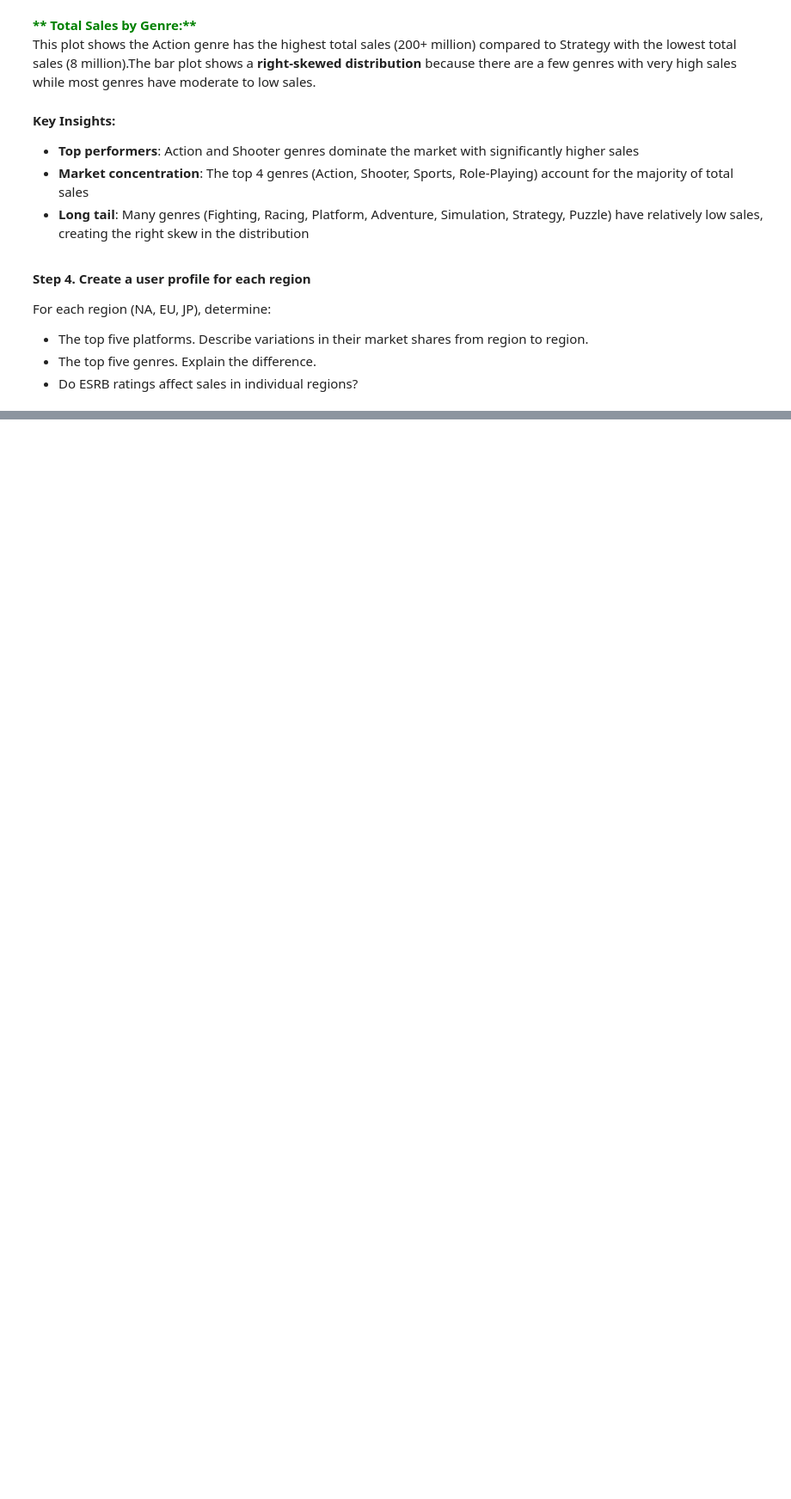
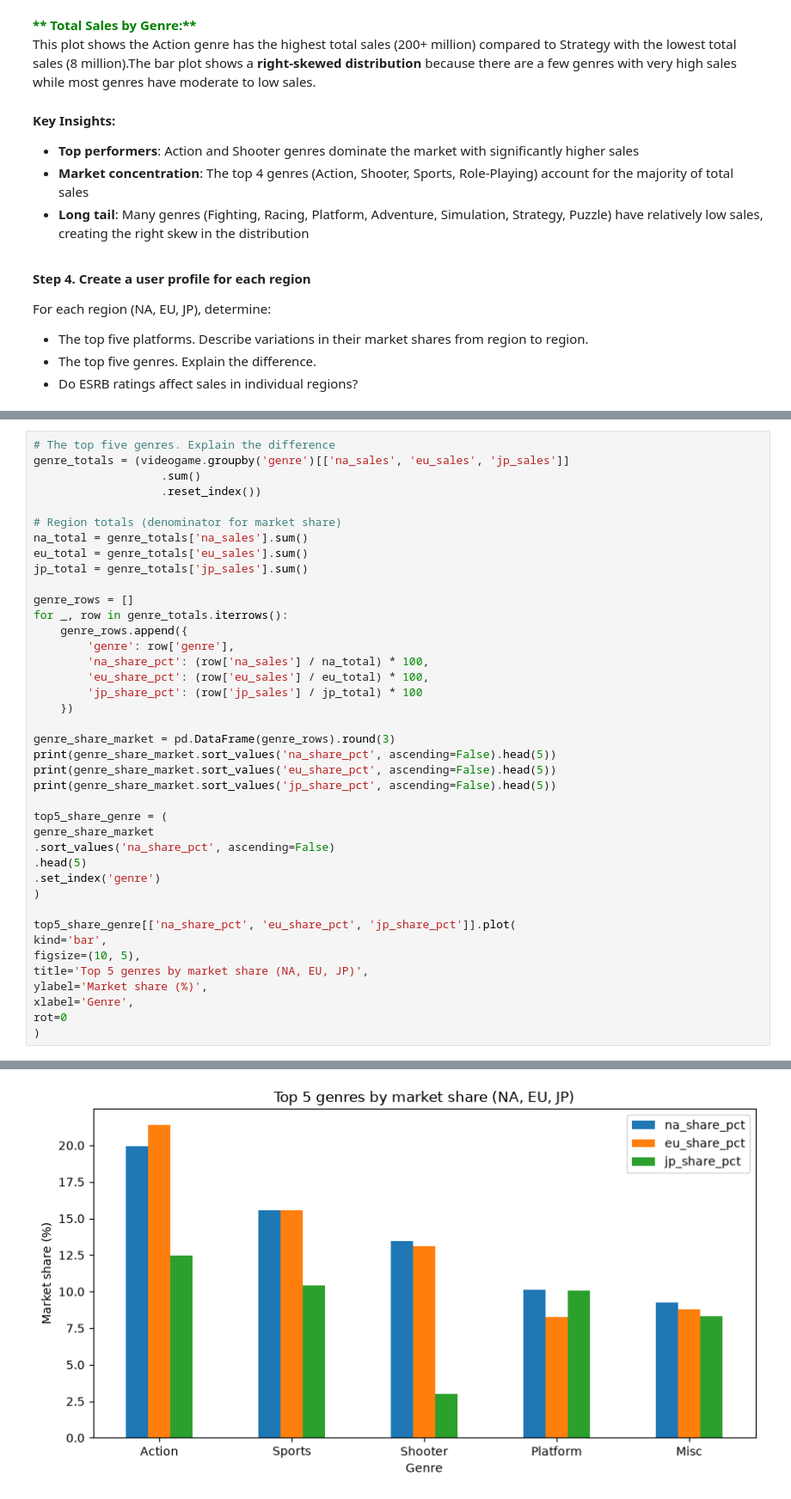
Before and after one commit to rbashiri/videogame_project, a Jupyter notebook: data_analysis.ipynb, the cells around one changed output, grey strips where cells are left out. Shown at 86% size. Cells and saved outputs as stored; diff of their text form; blank space fills up the shorter version.

```diff
--- a/data_analysis.ipynb
+++ b/data_analysis.ipynb
@@ -615,0 +707,41 @@ For each region (NA, EU, JP), determine:
+# %%
+# The top five genres. Explain the difference
+genre_totals = (videogame.groupby('genre')[['na_sales', 'eu_sales', 'jp_sales']]
+                   .sum()
+                   .reset_index())
+
+# Region totals (denominator for market share)
+na_total = genre_totals['na_sales'].sum()
+eu_total = genre_totals['eu_sales'].sum()
+jp_total = genre_totals['jp_sales'].sum()
+
+genre_rows = []
+for _, row in genre_totals.iterrows():
+    genre_rows.append({
+        'genre': row['genre'],
+        'na_share_pct': (row['na_sales'] / na_total) * 100,
+        'eu_share_pct': (row['eu_sales'] / eu_total) * 100,
+        'jp_share_pct': (row['jp_sales'] / jp_total) * 100
+    })
+
+genre_share_market = pd.DataFrame(genre_rows).round(3)
+print(genre_share_market.sort_values('na_share_pct', ascending=False).head(5))
+print(genre_share_market.sort_values('eu_share_pct', ascending=False).head(5))
+print(genre_share_market.sort_values('jp_share_pct', ascending=False).head(5))
+
+top5_share_genre = (
+genre_share_market
+.sort_values('na_share_pct', ascending=False)
+.head(5)
+.set_index('genre')
+)
+
+top5_share_genre[['na_share_pct', 'eu_share_pct', 'jp_share_pct']].plot(
+kind='bar',
+figsize=(10, 5),
+title='Top 5 genres by market share (NA, EU, JP)',
+ylabel='Market share (%)',
+xlabel='Genre',
+rot=0
+)
+# %% [output]
@@ -615,0 +767 @@ For each region (NA, EU, JP), determine:
+[figure, added]
```
Also changed, not shown: parts of 5 cells of this notebook.
